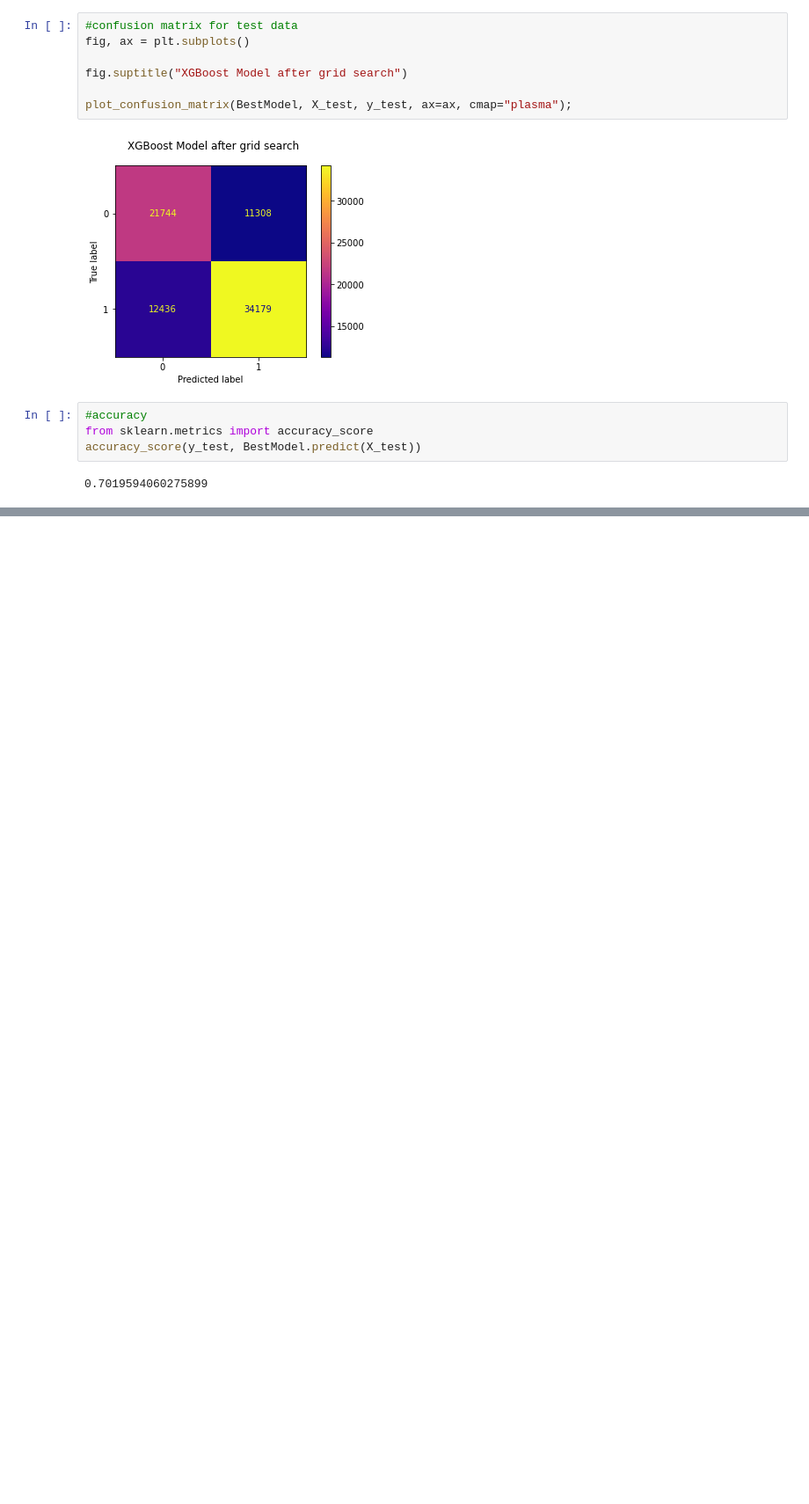
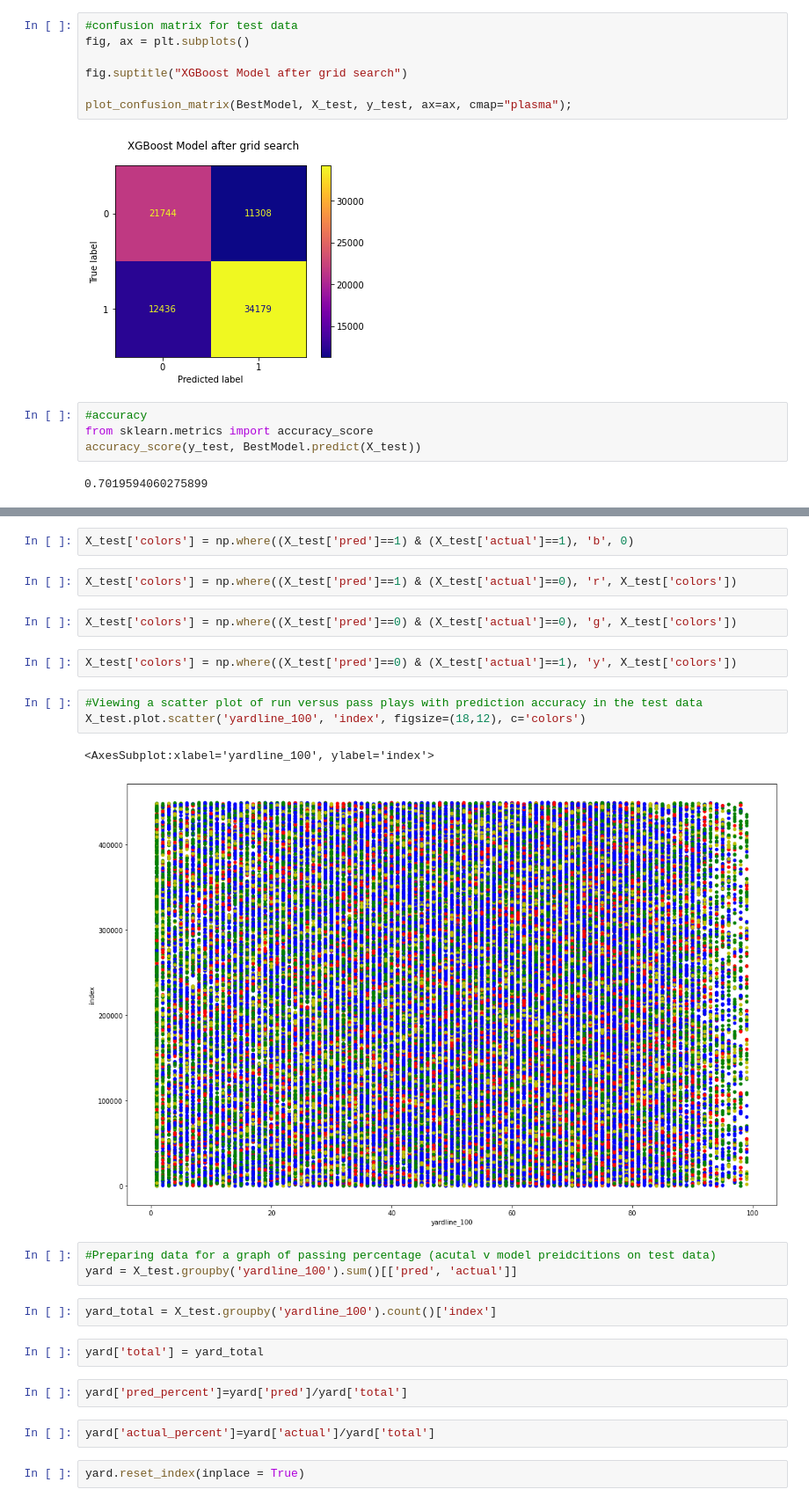
Before and after one commit to jhodgens17/nfl-run-or-pass, a Jupyter notebook: NFL Notebook.ipynb, the cells around one changed output, grey strips where cells are left out. Shown at 88% size. Saved outputs shown, nothing was run; the diff lists cells and outputs as text; blank space fills up the shorter version.

```diff
--- a/NFL Notebook.ipynb
+++ b/NFL Notebook.ipynb
@@ -738,0 +782,27 @@ array([1, 0, 1, ..., 1, 1, 1])
+# %%
+X_test['colors'] = np.where((X_test['pred']==1) & (X_test['actual']==1), 'b', 0)
+# %%
+X_test['colors'] = np.where((X_test['pred']==1) & (X_test['actual']==0), 'r', X_test['colors'])
+# %%
+X_test['colors'] = np.where((X_test['pred']==0) & (X_test['actual']==0), 'g', X_test['colors'])
+# %%
+X_test['colors'] = np.where((X_test['pred']==0) & (X_test['actual']==1), 'y', X_test['colors'])
+# %%
+#Viewing a scatter plot of run versus pass plays with prediction accuracy in the test data
+X_test.plot.scatter('yardline_100', 'index', figsize=(18,12), c='colors')
+# %% [output]
+<AxesSubplot:xlabel='yardline_100', ylabel='index'>
+[figure, added]
+# %%
+#Preparing data for a graph of passing percentage (acutal v model preidcitions on test data)
+yard = X_test.groupby('yardline_100').sum()[['pred', 'actual']]
+# %%
+yard_total = X_test.groupby('yardline_100').count()['index']
+# %%
+yard['total'] = yard_total
+# %%
+yard['pred_percent']=yard['pred']/yard['total']
+# %%
+yard['actual_percent']=yard['actual']/yard['total']
+# %%
+yard.reset_index(inplace = True)
```
Also changed, not shown: parts of 36 cells of this notebook, 1 other file.
